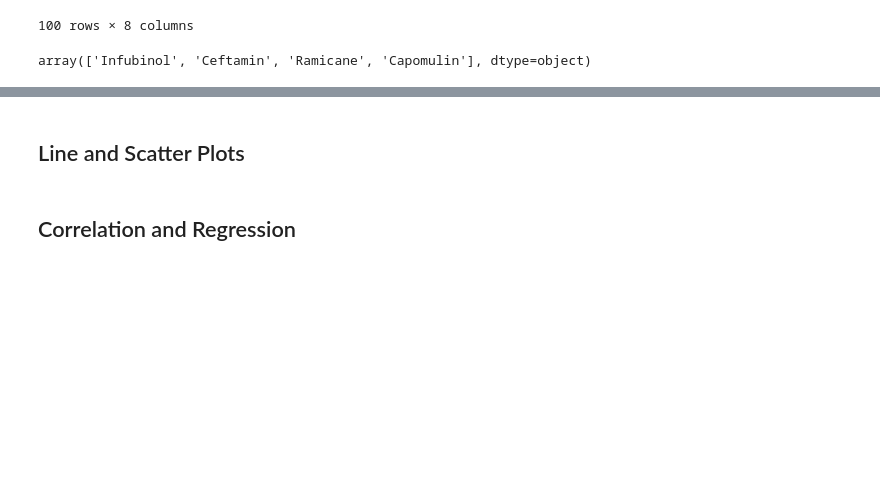
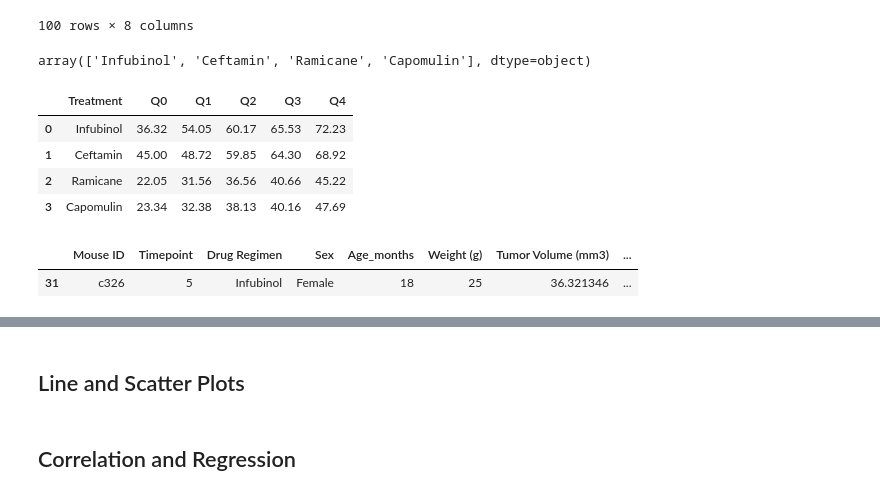
Before and after one commit to dianaagustinaf/matplotlib-challenge, a Jupyter notebook: pymaceuticals_analysis.ipynb, the cells around one changed output, grey strips where cells are left out. Drawn from its saved outputs; the diff is of its cells as text; code cells hidden in the pictures; blank space fills up the shorter version.

```diff
--- a/pymaceuticals_analysis.ipynb
+++ b/pymaceuticals_analysis.ipynb
@@ -356,0 +342,47 @@ array(['Infubinol', 'Ceftamin', 'Ramicane', 'Capomulin'], dtype=object)
+# %%
+# empty list to fill with tumor vol data (for plotting)
+tumor_vol_data = []
+outliers = []
+# Calculate the IQR and quantitatively determine if there are any potential outliers.
+# Locate the rows which contain mice on each drug and get the tumor volumes
+for treatment in treatments:
+    #look for treatment in df
+    data_by_treat = merged_data_max.loc[merged_data_max["Drug Regimen"] == treatment]
+    #describe to take quartiles
+    quart = data_by_treat["Tumor Volume (mm3)"].describe()
+    lowerq = quart["25%"]
+    median = quart["50%"]
+    upperq = quart["75%"]
+    lowest = quart["min"]
+    highest = quart["max"]
+    iqr = upperq - lowerq
+
+    q_dict = {"Treatment": treatment,
+                "Q0": round(lowest,2),
+                "Q1": round(lowerq,2),
+                "Q2": round(median,2),
+                "Q3": round(upperq,2),
+                "Q4": round(highest,2)}
+    tumor_vol_data.append(q_dict)
+
+    # Determine outliers using upper and lower bounds
+    upperbound = upperq + (1.5*iqr)
+    lowerbound = lowerq - (1.5*iqr)
+    outliers.append(data_by_treat.loc[
+        (data_by_treat["Tumor Volume (mm3)"]>upperbound)|
+        (data_by_treat["Tumor Volume (mm3)"]<lowerbound)]
+                         )
+tumor_vol_data_df = pd.DataFrame(tumor_vol_data)
+tumor_vol_data_df
+# %% [output]
+|  | Treatment | Q0 | Q1 | Q2 | Q3 | Q4 |
+| 0 | Infubinol | 36.32 | 54.05 | 60.17 | 65.53 | 72.23 |
+| 1 | Ceftamin | 45.00 | 48.72 | 59.85 | 64.30 | 68.92 |
+| 2 | Ramicane | 22.05 | 31.56 | 36.56 | 40.66 | 45.22 |
+| 3 | Capomulin | 23.34 | 32.38 | 38.13 | 40.16 | 47.69 |
+# %%
+out_df=outliers[0]
+out_df
+# %% [output]
+|  | Mouse ID | Timepoint | Drug Regimen | Sex | Age_months | Weight (g) | Tumor Volume (mm3) | ... |
+| 31 | c326 | 5 | Infubinol | Female | 18 | 25 | 36.321346 | ... |
```
Also changed, not shown: parts of 4 cells of this notebook.
